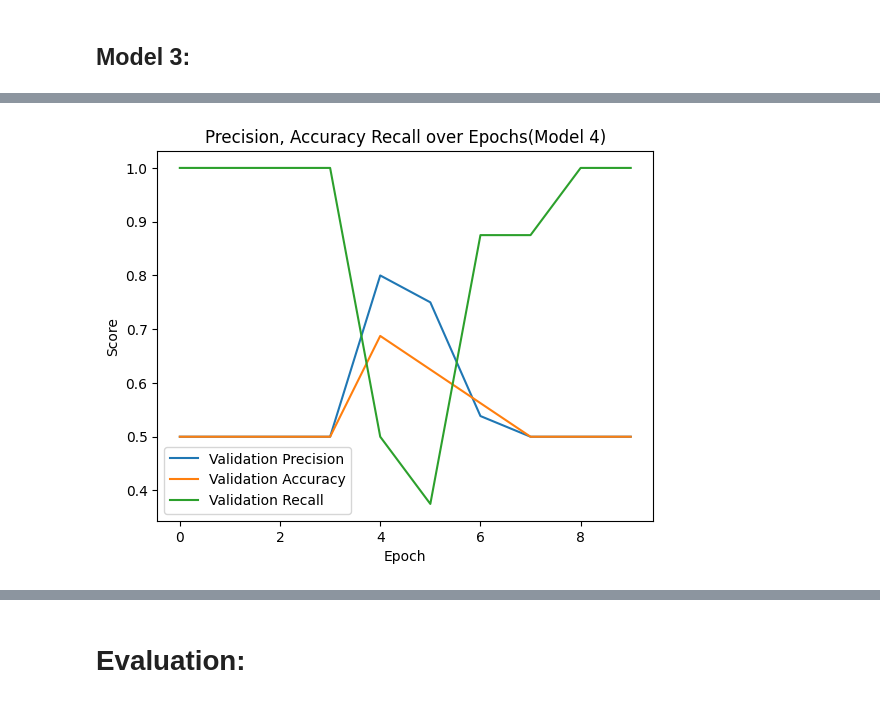
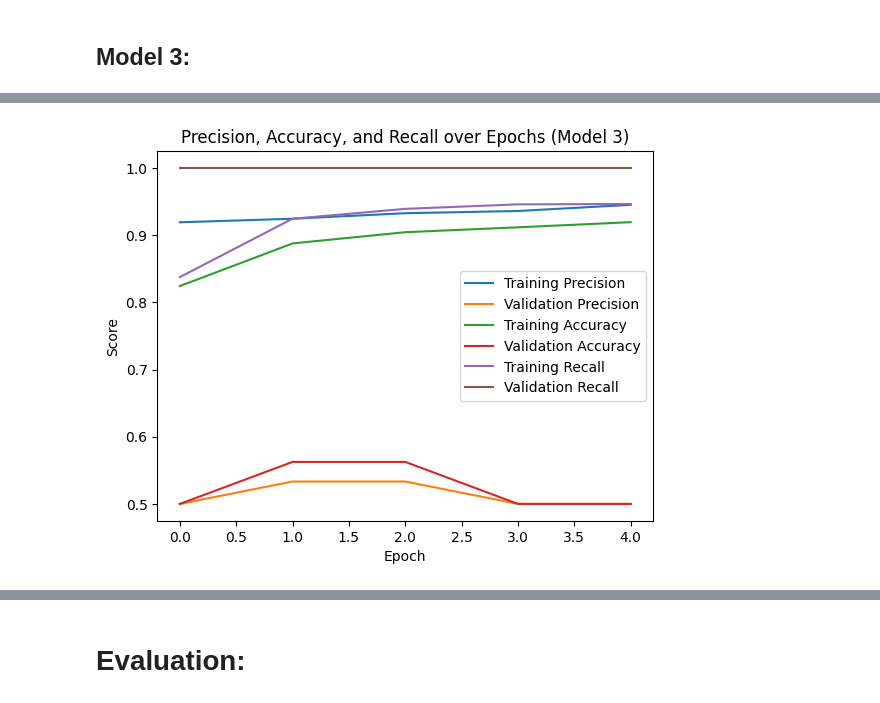
Before and after one commit to aramirezfr/Aircraft-Acquisition-Proposal, a Jupyter notebook: CNN_Pneumonia_Classifier.ipynb, the cells around one changed output, grey strips where cells are left out. Saved outputs shown, nothing was run; the diff lists cells and outputs as text; code cells hidden in the pictures.

Commit message:
Final Models. starting evaluation.

```diff
--- a/CNN_Pneumonia_Classifier.ipynb
+++ b/CNN_Pneumonia_Classifier.ipynb
@@ -731,9 +718,11 @@ test3_model = models.Sequential([
 ])
 # %%
-#compile for model 3
-test3_model.compile(optimizer='adam',
-              loss='binary_crossentropy',
-              metrics=METRICS)
+#compile the model
+test3_model.compile(
+    optimizer='adam',
+    loss='binary_crossentropy',
+    metrics=METRICS
+)
 # %%
 #print summary for model 3 of architecture
 test3_model.summary()
@@ -760,12 +749,12 @@ Model: "sequential_6"
  Trainable params: 955,009 (3.64 MB)
  Non-trainable params: 3,072 (12.00 KB)
 # %%
-#train the model 4
-test3_history = test3_model.fit(train_set,
-                                 steps_per_epoch=steps_per_epoch,
-                                 epochs=10,
-                                 callbacks=early_stopping,
-                                 validation_data=val_set,
-                                 shuffle=False)
+#fit the model with EarlyStopping and ReduceLROnPlateau
+test3_history = test3_model.fit(
+    train_set,
+    epochs=10,
+    validation_data=val_set,
+    callbacks=[early_stopping, lr_scheduler]
+)
 # %% [output]
 Epoch 1/10
@@ -818,14 +797,21 @@ Test F1 Score: 0.89
 # %%
-#plot precision and recall
-#validation model's performance on unseen data
+# Plot training and validation precision
+plt.plot(test3_history.history['precision'], label='Training Precision')
 plt.plot(test3_history.history['val_precision'], label='Validation Precision')
+
+# Plot training and validation accuracy
+plt.plot(test3_history.history['accuracy'], label='Training Accuracy')
 plt.plot(test3_history.history['val_accuracy'], label='Validation Accuracy')
+
+# Plot training and validation recall
+plt.plot(test3_history.history['recall'], label='Training Recall')
 plt.plot(test3_history.history['val_recall'], label='Validation Recall')
 
+# Add labels and title
 plt.xlabel('Epoch')
 plt.ylabel('Score')
-plt.title('Precision, Accuracy Recall over Epochs(Model 3)')
+plt.title('Precision, Accuracy, and Recall over Epochs (Model 3)')
 plt.legend()
 plt.show()
 # %% [output]
-[figure, old version]
+[figure, new version]
```
Also changed, not shown: parts of 64 cells of this notebook.
